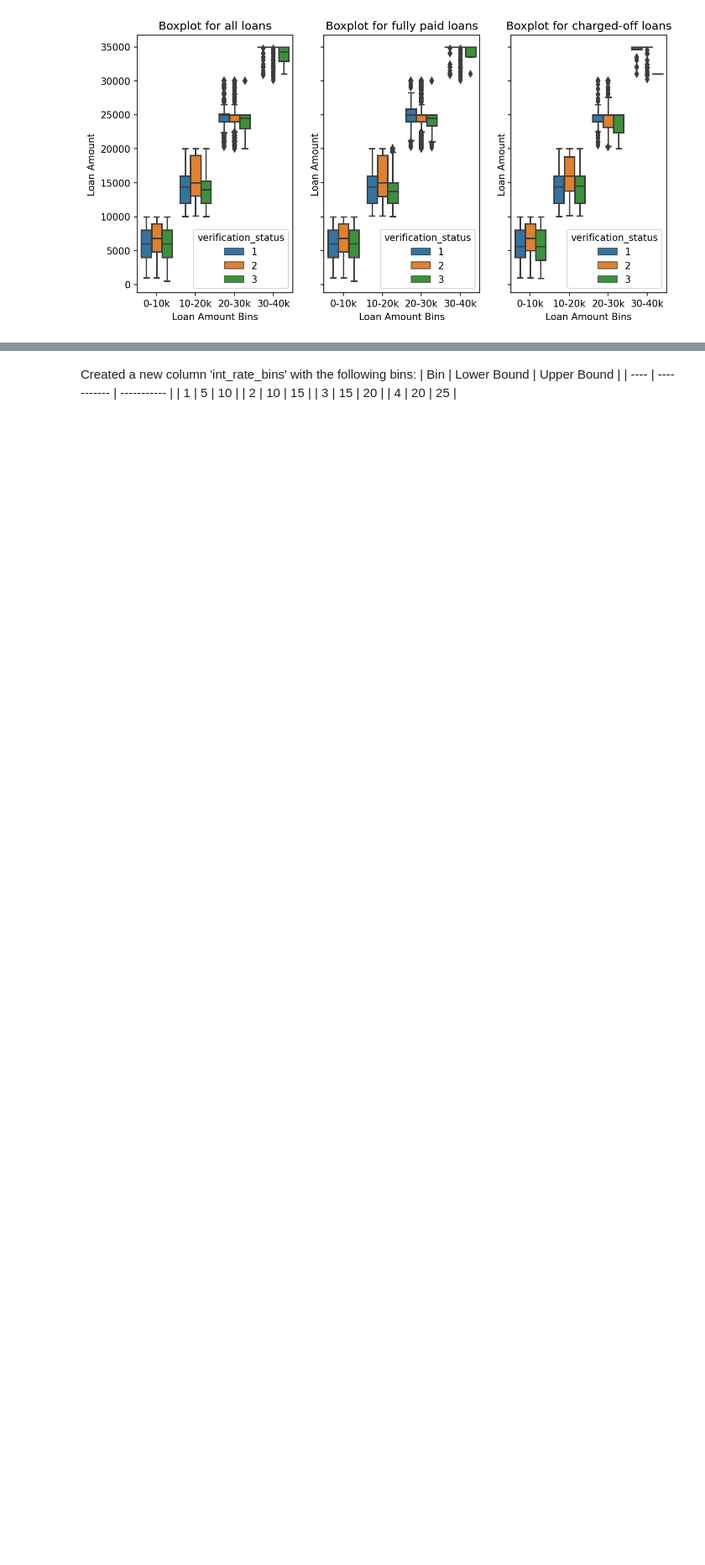
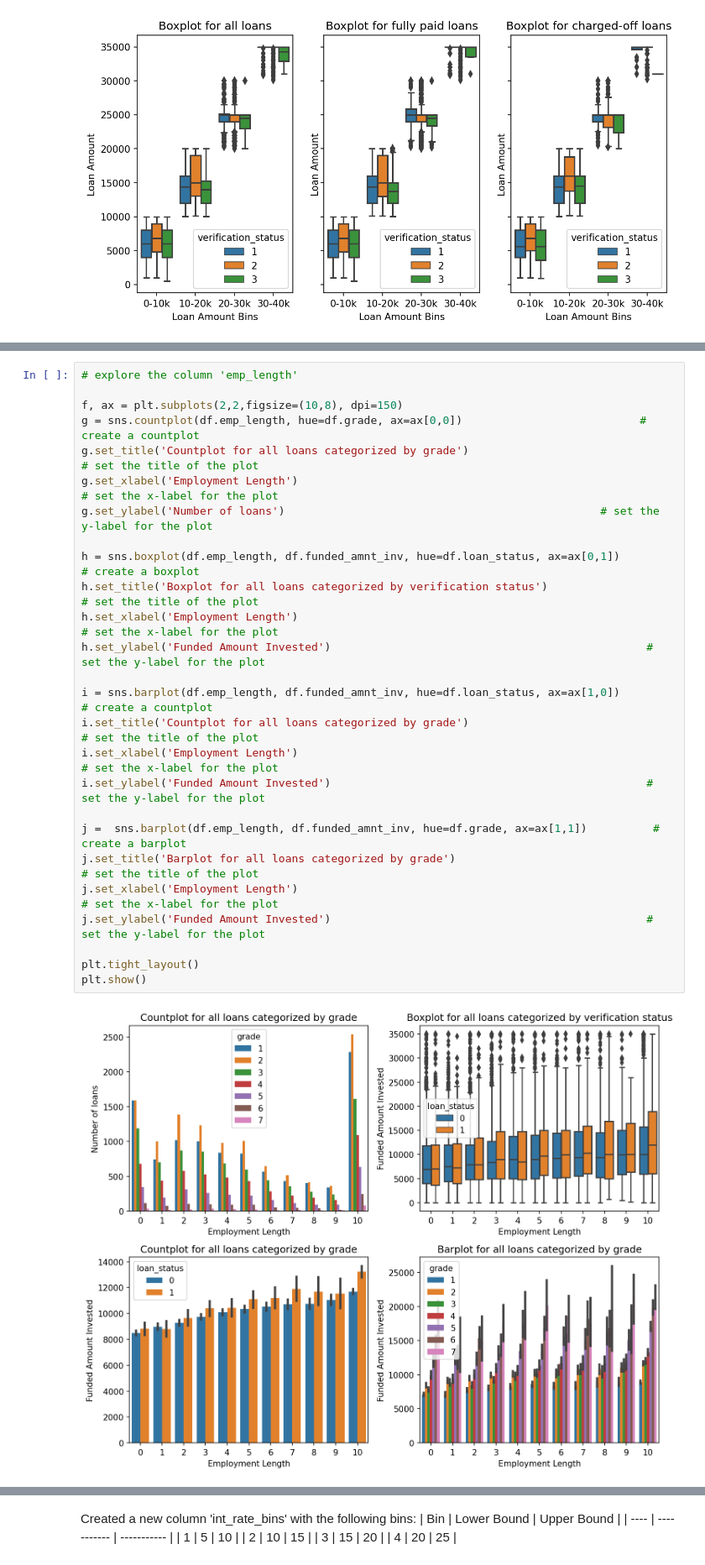
Before and after one commit to vulchinithin/LendingClubCaseStudy, a Jupyter notebook: data_cleaning_final.ipynb, the cells around one changed output, grey strips where cells are left out. Shown at 84% size. Drawn from its saved outputs; the diff is of its cells as text; blank space fills up the shorter version.

```diff
--- a/data_cleaning_final.ipynb
+++ b/data_cleaning_final.ipynb
@@ -1345,0 +1335,28 @@ plt.show()
+# %%
+# explore the column 'emp_length'
+
+f, ax = plt.subplots(2,2,figsize=(10,8), dpi=150)
+g = sns.countplot(df.emp_length, hue=df.grade, ax=ax[0,0])                           # create a countplot
+g.set_title('Countplot for all loans categorized by grade')                                                            # set the title of the plot
+g.set_xlabel('Employment Length')                                                          # set the x-label for the plot
+g.set_ylabel('Number of loans')                                                # set the y-label for the plot
+
+h = sns.boxplot(df.emp_length, df.funded_amnt_inv, hue=df.loan_status, ax=ax[0,1])          # create a boxplot
+h.set_title('Boxplot for all loans categorized by verification status')                                                            # set the title of the plot
+h.set_xlabel('Employment Length')                                                          # set the x-label for the plot
+h.set_ylabel('Funded Amount Invested')                                                # set the y-label for the plot
+
+i = sns.barplot(df.emp_length, df.funded_amnt_inv, hue=df.loan_status, ax=ax[1,0])                          # create a countplot
+i.set_title('Countplot for all loans categorized by grade')                                                            # set the title of the plot
+i.set_xlabel('Employment Length')                                                          # set the x-label for the plot
+i.set_ylabel('Funded Amount Invested')                                                # set the y-label for the plot
+
+j =  sns.barplot(df.emp_length, df.funded_amnt_inv, hue=df.grade, ax=ax[1,1])          # create a barplot
+j.set_title('Barplot for all loans categorized by grade')                                                            # set the title of the plot
+j.set_xlabel('Employment Length')                                                          # set the x-label for the plot
+j.set_ylabel('Funded Amount Invested')                                                # set the y-label for the plot
+
+plt.tight_layout()
+plt.show()
+# %% [output]
+[figure, added]
```
Also changed, not shown: parts of 35 cells of this notebook.
